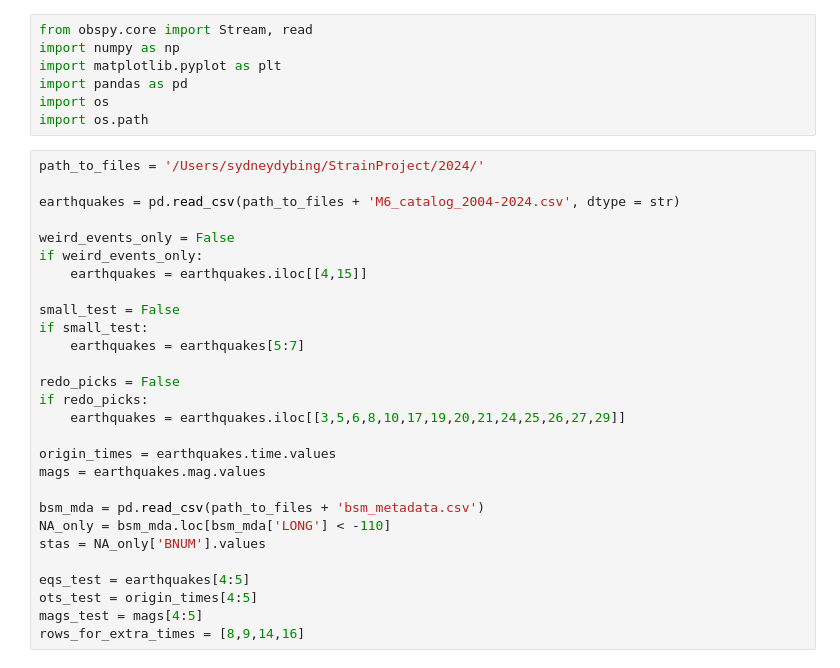
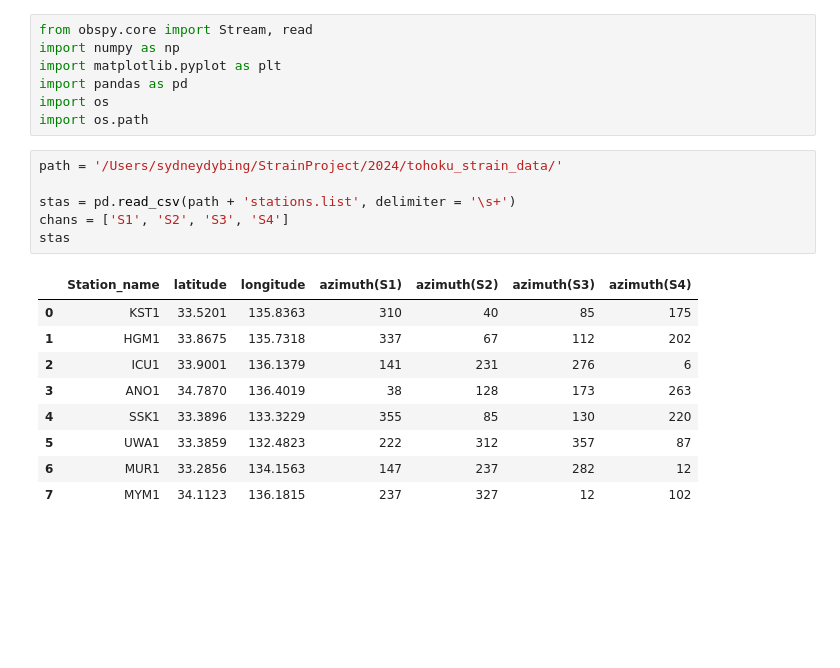
Before and after one commit to UO-Geophysics/strain, a Jupyter notebook: ipynbs/tohoku_strain/2_calculate_filtered_peak_strain_timeseries.ipynb, the cells around one changed output. Cells and saved outputs as stored; diff of their text form; blank space fills up the shorter version.

Commit message:
Have not done this in a while, lots of updates for processing Tohoku and Taiwan strain

```diff
--- a/ipynbs/tohoku_strain/2_calculate_filtered_peak_strain_timeseries.ipynb
+++ b/ipynbs/tohoku_strain/2_calculate_filtered_peak_strain_timeseries.ipynb
@@ -6,31 +6,19 @@ import pandas as pd
 import os
 import os.path
 # %%
-path_to_files = '/Users/sydneydybing/StrainProject/2024/'
+path = '/Users/sydneydybing/StrainProject/2024/tohoku_strain_data/'
 
-earthquakes = pd.read_csv(path_to_files + 'M6_catalog_2004-2024.csv', dtype = str)
-
-weird_events_only = False
-if weird_events_only:
-    earthquakes = earthquakes.iloc[[4,15]]
-
-small_test = False
-if small_test:
-    earthquakes = earthquakes[5:7]
-
-redo_picks = False
-if redo_picks:
-    earthquakes = earthquakes.iloc[[3,5,6,8,10,17,19,20,21,24,25,26,27,29]]
-
-origin_times = earthquakes.time.values
-mags = earthquakes.mag.values
-
-bsm_mda = pd.read_csv(path_to_files + 'bsm_metadata.csv')
-NA_only = bsm_mda.loc[bsm_mda['LONG'] < -110]
-stas = NA_only['BNUM'].values
-
-eqs_test = earthquakes[4:5]
-ots_test = origin_times[4:5]
-mags_test = mags[4:5]
-rows_for_extra_times = [8,9,14,16]
+stas = pd.read_csv(path + 'stations.list', delimiter = '\s+')
+chans = ['S1', 'S2', 'S3', 'S4']
+stas
+# %% [output]
+|  | Station_name | latitude | longitude | azimuth(S1) | azimuth(S2) | azimuth(S3) | azimuth(S4) |
+| 0 | KST1 | 33.5201 | 135.8363 | 310 | 40 | 85 | 175 |
+| 1 | HGM1 | 33.8675 | 135.7318 | 337 | 67 | 112 | 202 |
+| 2 | ICU1 | 33.9001 | 136.1379 | 141 | 231 | 276 | 6 |
+| 3 | ANO1 | 34.7870 | 136.4019 | 38 | 128 | 173 | 263 |
+| 4 | SSK1 | 33.3896 | 133.3229 | 355 | 85 | 130 | 220 |
+| 5 | UWA1 | 33.3859 | 132.4823 | 222 | 312 | 357 | 87 |
+| 6 | MUR1 | 33.2856 | 134.1563 | 147 | 237 | 282 | 12 |
+| 7 | MYM1 | 34.1123 | 136.1815 | 237 | 327 | 12 | 102 |
 # %%
```
Also changed, not shown: parts of 1 cell of this notebook, 8 other files.
